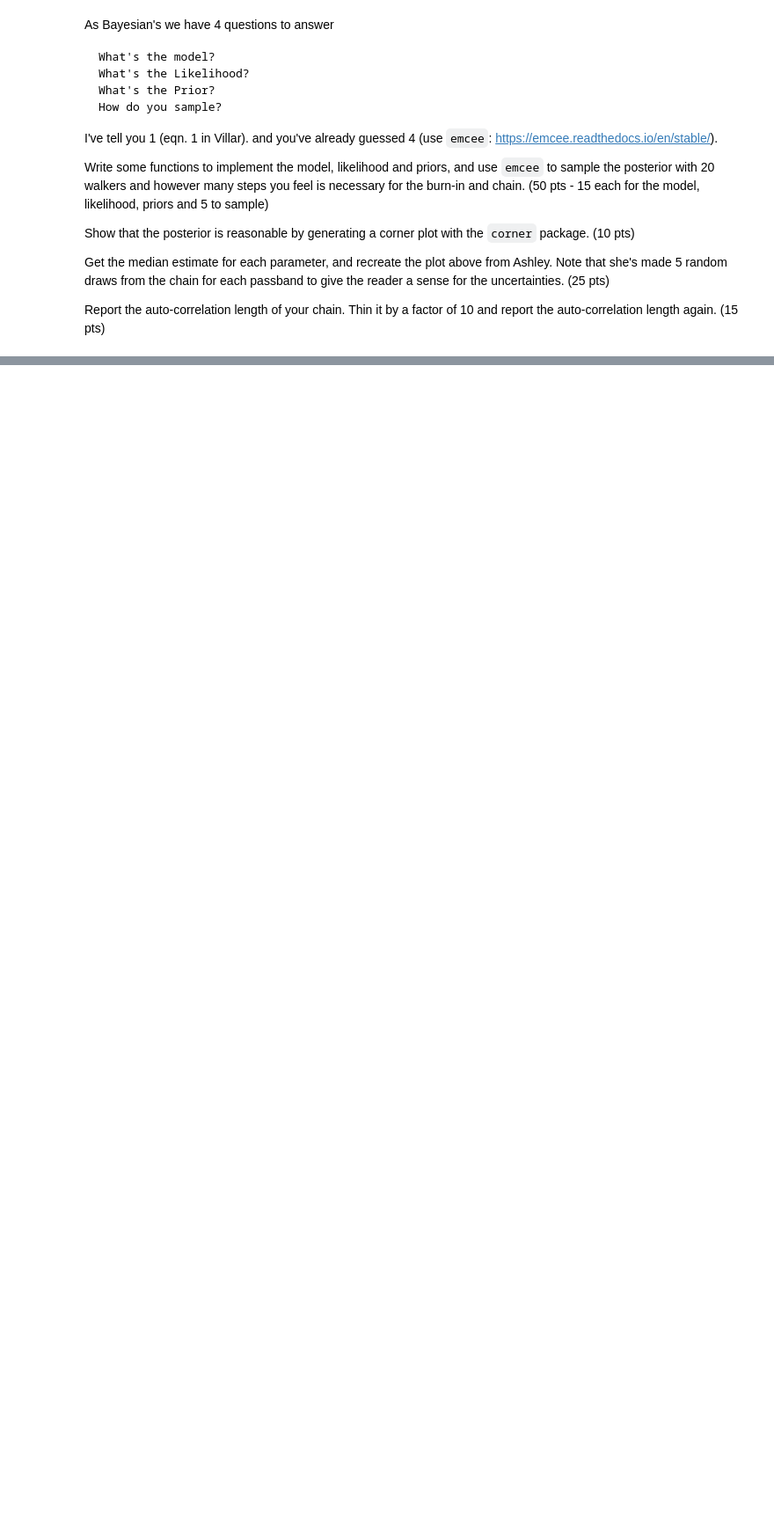
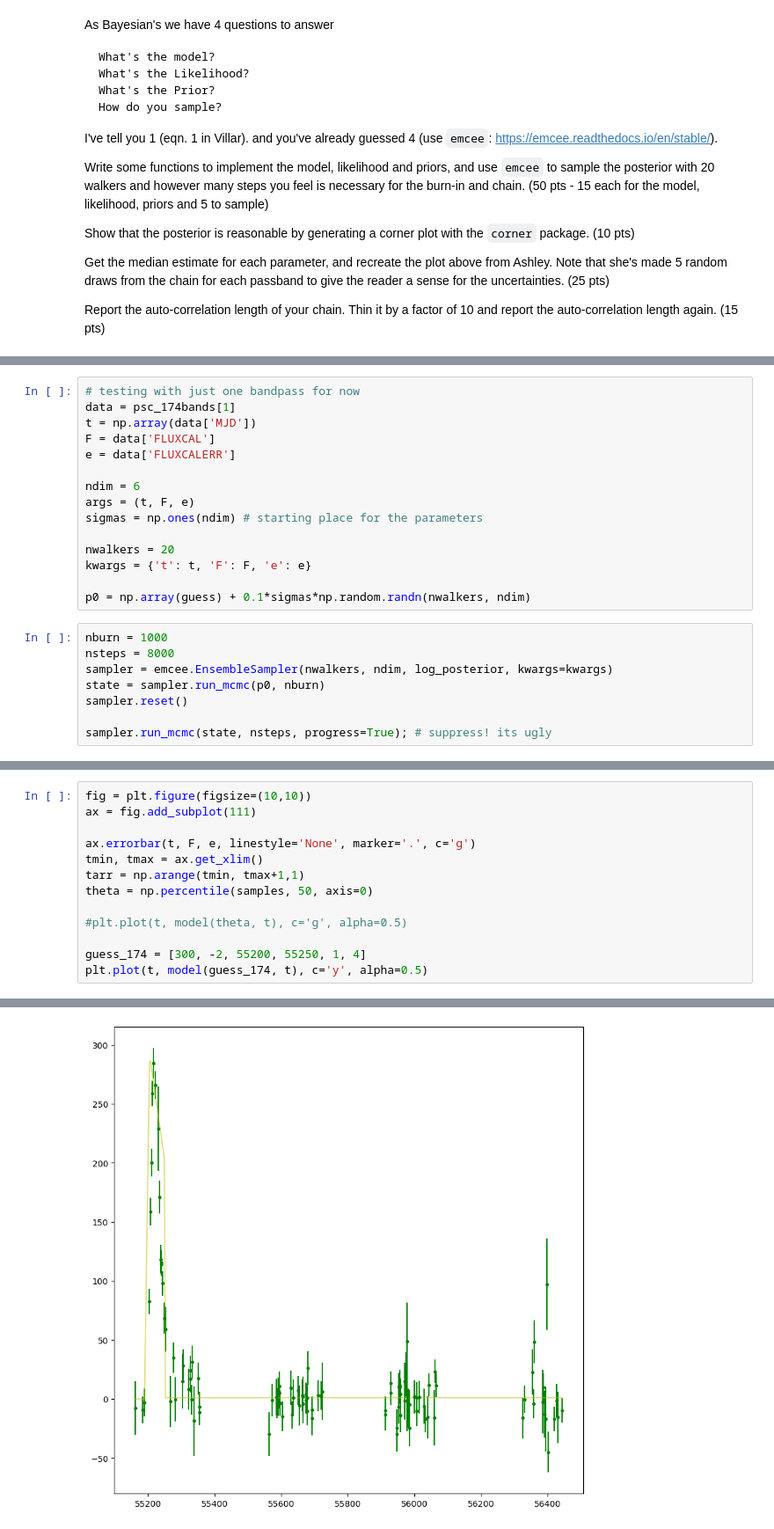
Before and after one commit to gnarayan/ast596_2023_Spring, a Jupyter notebook: homework/HaillePerkins/03/hw03.ipynb, the cells around one changed output, grey strips where cells are left out. Shown at 88% size. Saved outputs shown, nothing was run; the diff lists cells and outputs as text; blank space fills up the shorter version.

```diff
--- a/homework/HaillePerkins/03/hw03.ipynb
+++ b/homework/HaillePerkins/03/hw03.ipynb
@@ -43,0 +257,23 @@ Report the auto-correlation length of your chain. Thin it by a factor of 10 and
+# %%
+# testing with just one bandpass for now
+data = psc_174bands[1]
+t = np.array(data['MJD'])
+F = data['FLUXCAL']
+e = data['FLUXCALERR']
+
+ndim = 6
+args = (t, F, e)
+sigmas = np.ones(ndim) # starting place for the parameters
+
+nwalkers = 20
+kwargs = {'t': t, 'F': F, 'e': e}
+
+p0 = np.array(guess) + 0.1*sigmas*np.random.randn(nwalkers, ndim)
+# %%
+nburn = 1000
+nsteps = 8000
+sampler = emcee.EnsembleSampler(nwalkers, ndim, log_posterior, kwargs=kwargs)
+state = sampler.run_mcmc(p0, nburn)
+sampler.reset()
+
+sampler.run_mcmc(state, nsteps, progress=True); # suppress! its ugly
@@ -43,0 +289,14 @@ Report the auto-correlation length of your chain. Thin it by a factor of 10 and
+# %%
+fig = plt.figure(figsize=(10,10))
+ax = fig.add_subplot(111)
+
+ax.errorbar(t, F, e, linestyle='None', marker='.', c='g')
+tmin, tmax = ax.get_xlim()
+tarr = np.arange(tmin, tmax+1,1)
+theta = np.percentile(samples, 50, axis=0)
+
+#plt.plot(t, model(theta, t), c='g', alpha=0.5)
+
+guess_174 = [300, -2, 55200, 55250, 1, 4]
+plt.plot(t, model(guess_174, t), c='y', alpha=0.5)
+# %% [output]
@@ -43,0 +304 @@ Report the auto-correlation length of your chain. Thin it by a factor of 10 and
+[figure, added]
```
Also changed, not shown: parts of 20 cells of this notebook.
